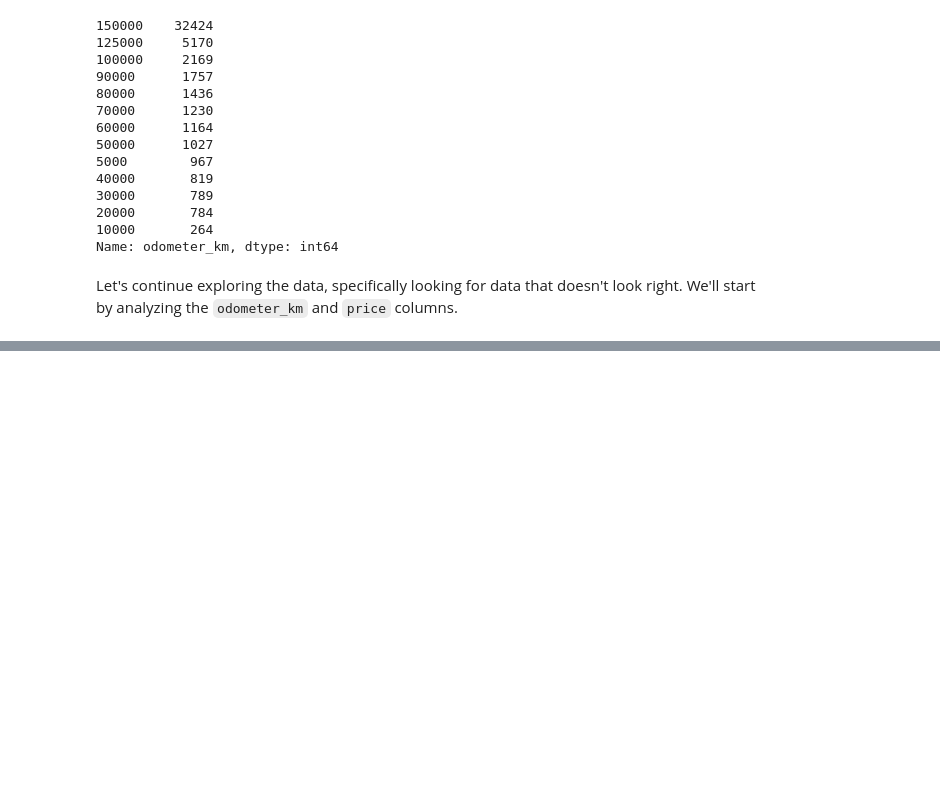
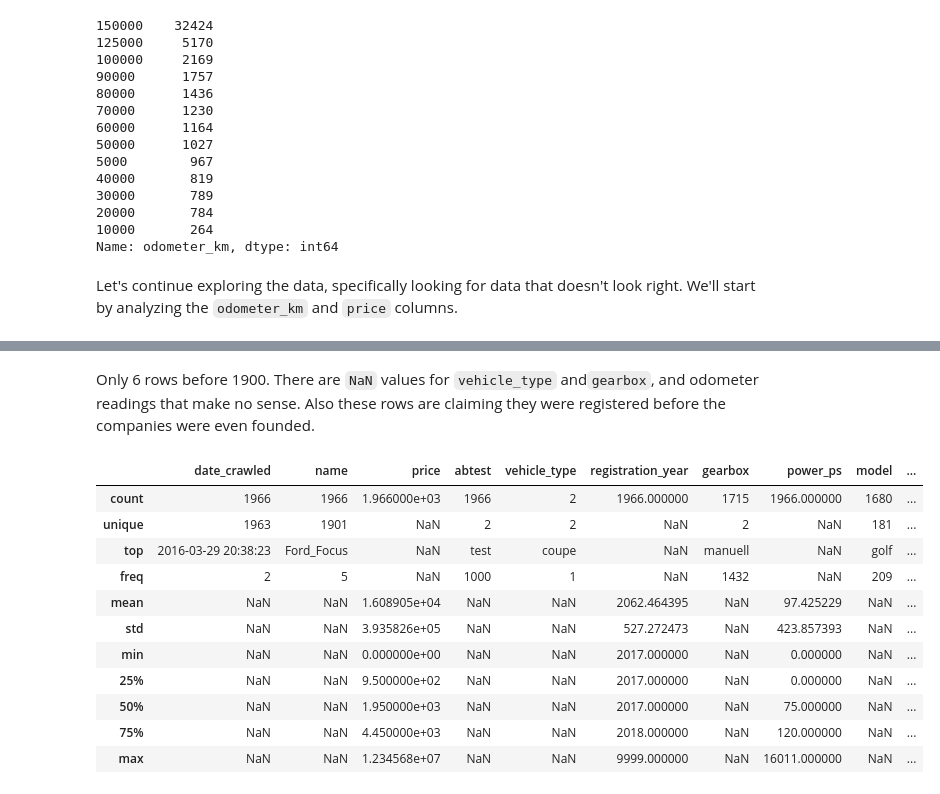
Before and after one commit to capncrockett/Dataquest, a Jupyter notebook: eBay Car Sales/ebay_car_sales.ipynb, the cells around one changed output, grey strips where cells are left out. Cells and saved outputs as stored; diff of their text form; code cells hidden in the pictures; blank space fills up the shorter version.

```diff
--- a/eBay Car Sales/ebay_car_sales.ipynb
+++ b/eBay Car Sales/ebay_car_sales.ipynb
@@ -237,0 +253,7 @@ Name: odometer_km, dtype: int64
+# %%
+reg_year = autos["registration_year"]
+
+pre_1900 = autos[reg_year < 1900]
+# pre_1900.describe(include='all')
+
+pre_1900
@@ -237,0 +268,18 @@ Name: odometer_km, dtype: int64
+# %% [markdown]
+Only 6 rows before 1900. There are `NaN` values for `vehicle_type` and`gearbox`, and odometer readings that make no sense. Also these rows are claiming they were registered before the companies were even founded.
+# %%
+post_2016 = autos[reg_year > 2016]
+post_2016.describe(include='all')
+# %% [output]
+|  | date_crawled | name | price | abtest | vehicle_type | registration_year | gearbox | power_ps | model | ... |
+| count | 1966 | 1966 | 1.966000e+03 | 1966 | 2 | 1966.000000 | 1715 | 1966.000000 | 1680 | ... |
+| unique | 1963 | 1901 | NaN | 2 | 2 | NaN | 2 | NaN | 181 | ... |
+| top | 2016-03-29 20:38:23 | Ford_Focus | NaN | test | coupe | NaN | manuell | NaN | golf | ... |
+| freq | 2 | 5 | NaN | 1000 | 1 | NaN | 1432 | NaN | 209 | ... |
+| mean | NaN | NaN | 1.608905e+04 | NaN | NaN | 2062.464395 | NaN | 97.425229 | NaN | ... |
+| std | NaN | NaN | 3.935826e+05 | NaN | NaN | 527.272473 | NaN | 423.857393 | NaN | ... |
+| min | NaN | NaN | 0.000000e+00 | NaN | NaN | 2017.000000 | NaN | 0.000000 | NaN | ... |
+| 25% | NaN | NaN | 9.500000e+02 | NaN | NaN | 2017.000000 | NaN | 0.000000 | NaN | ... |
+| 50% | NaN | NaN | 1.950000e+03 | NaN | NaN | 2017.000000 | NaN | 75.000000 | NaN | ... |
+| 75% | NaN | NaN | 4.450000e+03 | NaN | NaN | 2018.000000 | NaN | 120.000000 | NaN | ... |
+| max | NaN | NaN | 1.234568e+07 | NaN | NaN | 9999.000000 | NaN | 16011.000000 | NaN | ... |
```
Also changed, not shown: parts of 11 cells of this notebook.
